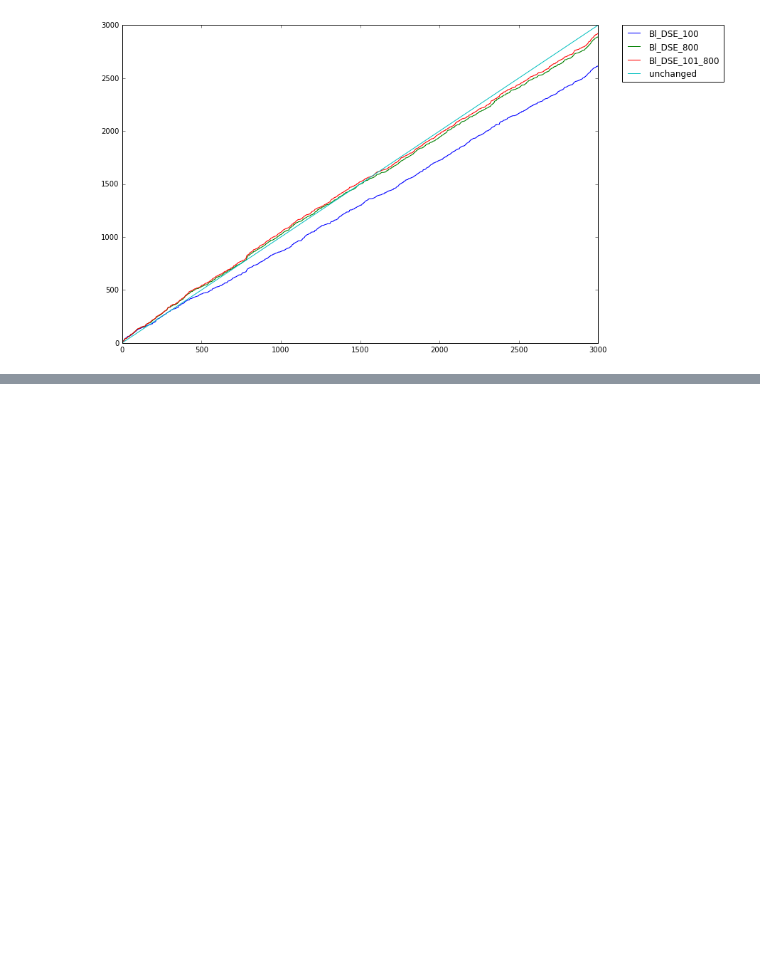
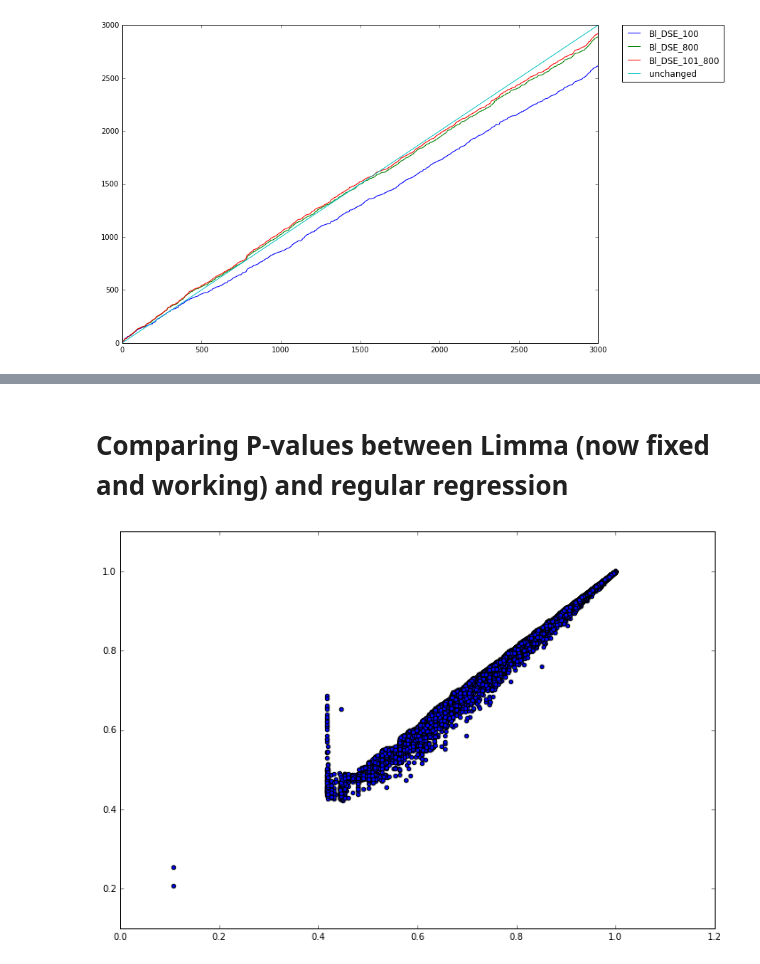
Before and after one commit to picrin/phdAll, a Jupyter notebook: masterBlood.ipynb, the cells around one changed output, grey strips where cells are left out. Saved outputs shown, nothing was run; the diff lists cells and outputs as text; code cells hidden in the pictures; blank space fills up the shorter version.

Commit message:
re-runing masterBlood for working limma data

```diff
--- a/masterBlood.ipynb
+++ b/masterBlood.ipynb
@@ -858,3 +876,26 @@ makeWilfsPlot(3000)
 ## For easy reference, here's Wilf's plot repeated:
 
 ![Wilf DSEs](WilfISEs.png)
+# %% [markdown]
+# Comparing P-values between Limma (now fixed and working) and regular regression
+# %%
+idsToPairs = {}
+
+for id, gene in Adam2Genes:
+    idsToPairs[id[1:]] = [gene]
+
+for gene, id in sortedGenes:
+    idsToPairs[id].append(gene)
+
+idsToPairs
+
+pValues1 = [pValues[0] for key, pValues in idsToPairs.items()]
+pValues2 = [pValues[1] for key, pValues in idsToPairs.items()]
+
+plt.scatter(pValues1, pValues2)
+x_label = "Limma"
+y_label="Adam"
+
+#sortedGenes[:10]
+# %% [output]
+[figure, added]
```
Also changed, not shown: parts of 10 cells of this notebook.
